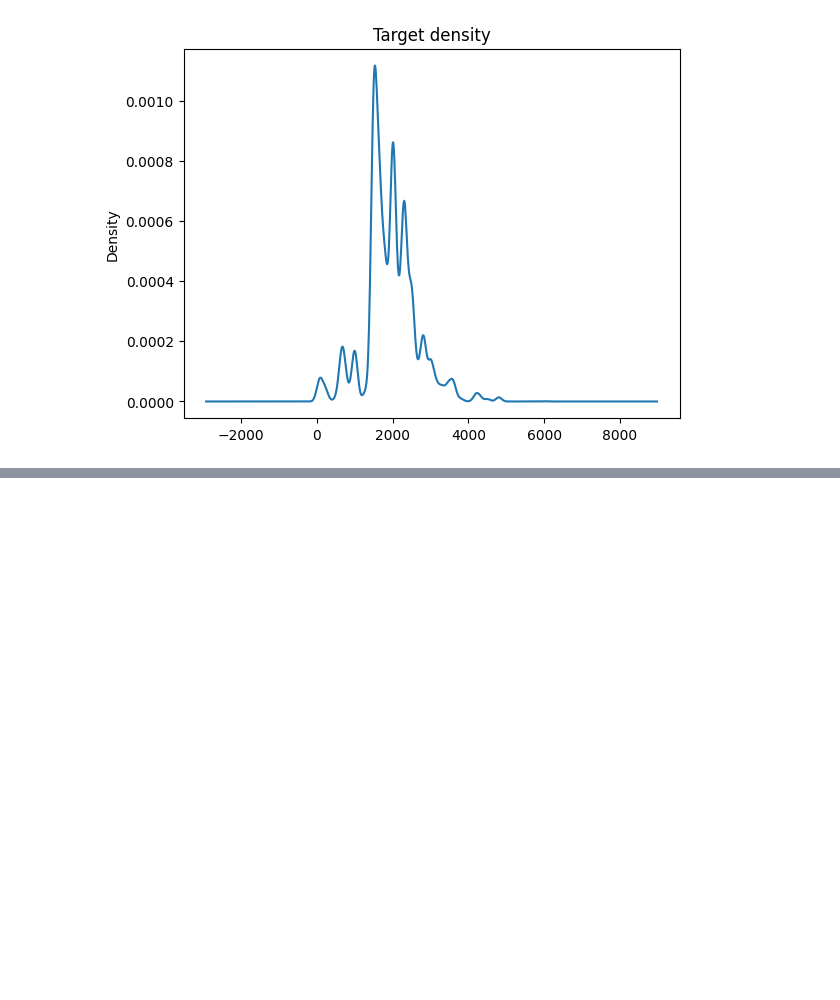
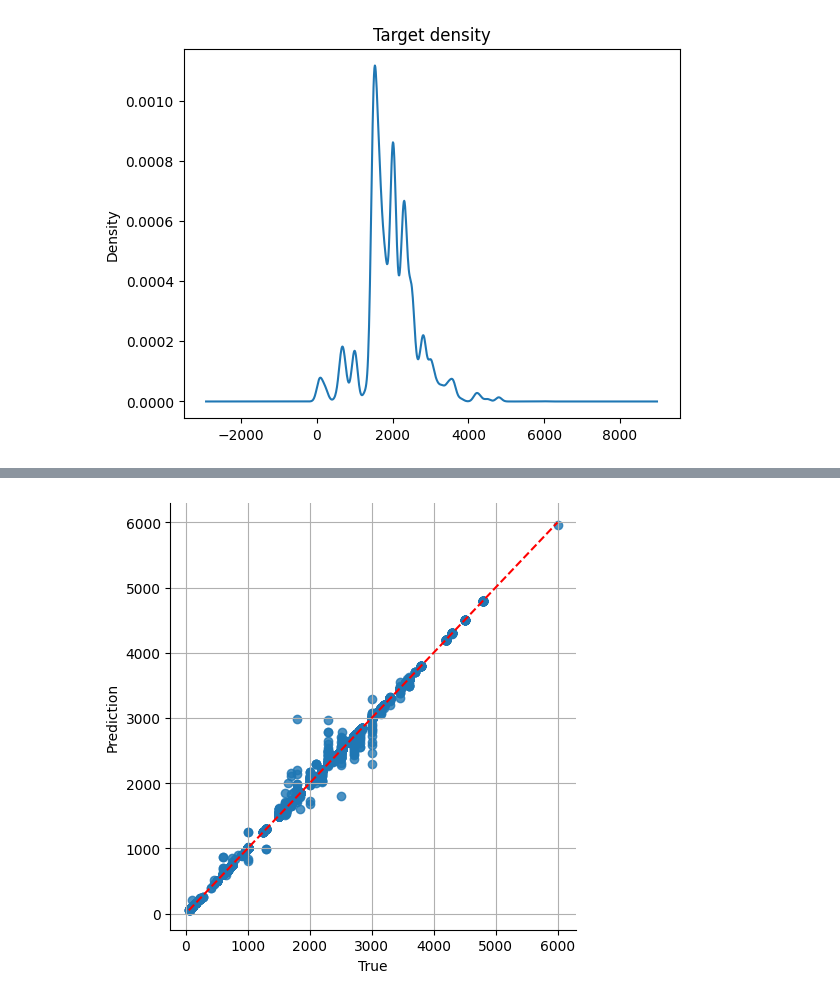
Before and after one commit to aelukin/ML_ITMO, a Jupyter notebook: Wind_turbine_analysis.ipynb, the cells around one changed output, grey strips where cells are left out. Saved outputs shown, nothing was run; the diff lists cells and outputs as text; code cells hidden in the pictures; blank space fills up the shorter version.

```diff
--- a/Wind_turbine_analysis.ipynb
+++ b/Wind_turbine_analysis.ipynb
@@ -287,0 +306,5 @@ plot_model_results(val_y, y_preds_op_dtr, title='Optinized Decision Tree Regress
+# %%
+rf_wt = RandomForestRegressor(random_state=1)
+rf_wt.fit(train_X, train_y)
+
+y_preds_forest = rf_wt.predict(val_X)
@@ -287,0 +319,4 @@ plot_model_results(val_y, y_preds_op_dtr, title='Optinized Decision Tree Regress
+# %%
+plot_model_results(val_y, y_preds_forest, title='Decision Tree Regression')
+# %% [output]
+[figure, added]
```
Also changed, not shown: parts of 13 cells of this notebook.
